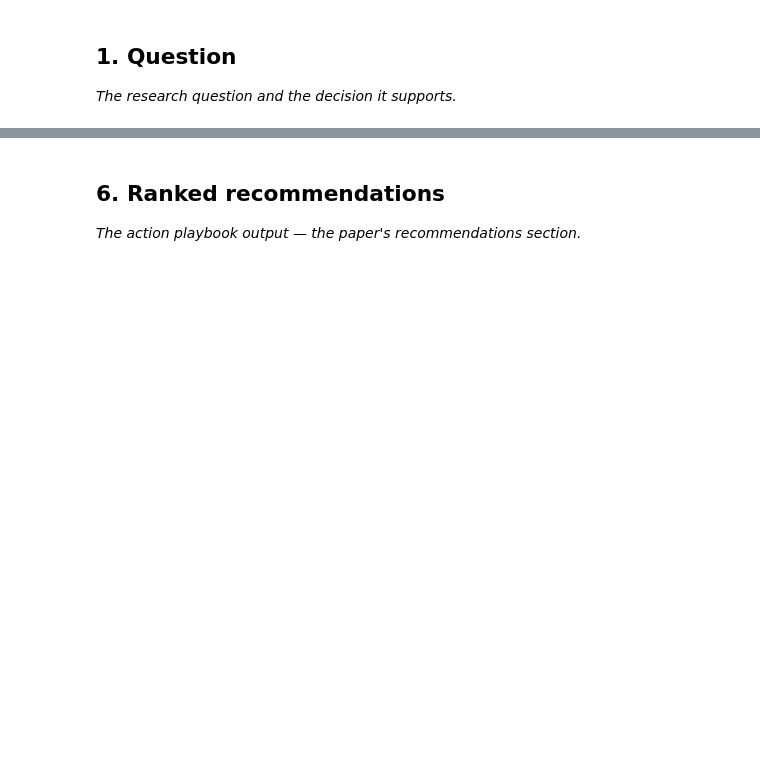
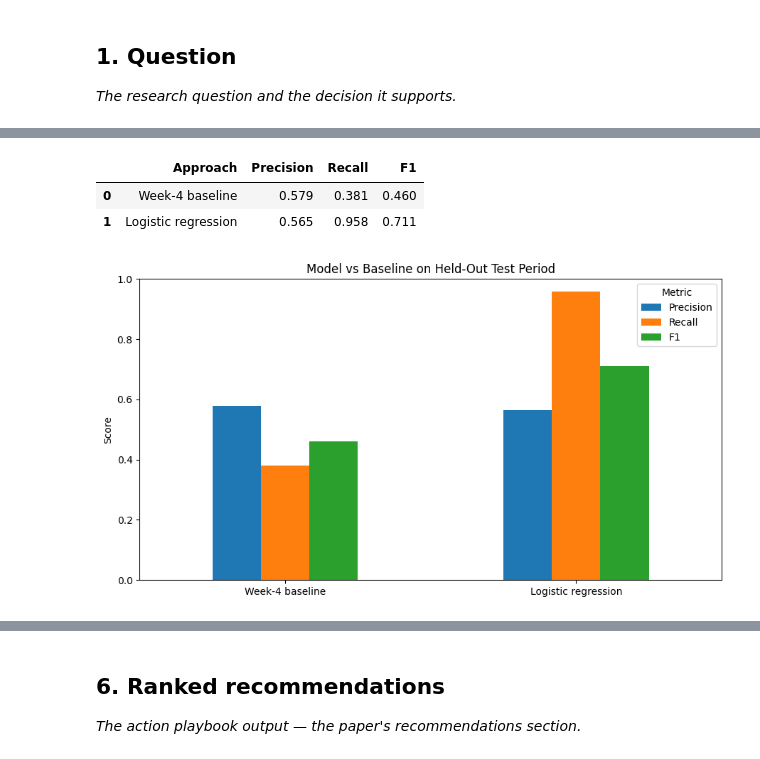
Before and after one commit to shweta1805/flyrank-ml-internship, a Jupyter notebook: work/notebooks/capstone.ipynb, the cells around one changed output, grey strips where cells are left out. Drawn from its saved outputs; the diff is of its cells as text; code cells hidden in the pictures; blank space fills up the shorter version.

```diff
--- a/work/notebooks/capstone.ipynb
+++ b/work/notebooks/capstone.ipynb
@@ -24,0 +819,49 @@ This skeleton is yours to fill. Work the sections **in order** — each one has
+# %%
+# Model vs baseline comparison
+
+comparison = pd.DataFrame({
+    "Approach": [
+        "Week-4 baseline",
+        "Logistic regression"
+    ],
+    "Precision": [
+        baseline_precision,
+        test_precision
+    ],
+    "Recall": [
+        baseline_recall,
+        test_recall
+    ],
+    "F1": [
+        baseline_f1,
+        test_f1
+    ]
+})
+
+comparison.round(3)
+# %% [output]
+|  | Approach | Precision | Recall | F1 |
+| 0 | Week-4 baseline | 0.579 | 0.381 | 0.460 |
+| 1 | Logistic regression | 0.565 | 0.958 | 0.711 |
+# %%
+# Model vs baseline comparison chart
+
+import matplotlib.pyplot as plt
+
+comparison_plot = comparison.set_index("Approach")
+
+comparison_plot.plot(
+    kind="bar",
+    figsize=(9, 5)
+)
+
+plt.title("Model vs Baseline on Held-Out Test Period")
+plt.ylabel("Score")
+plt.xlabel("")
+plt.ylim(0, 1)
+plt.xticks(rotation=0)
+plt.legend(title="Metric")
+plt.tight_layout()
+plt.show()
+# %% [output]
+[figure, added]
```
Also changed, not shown: parts of 25 cells of this notebook.
